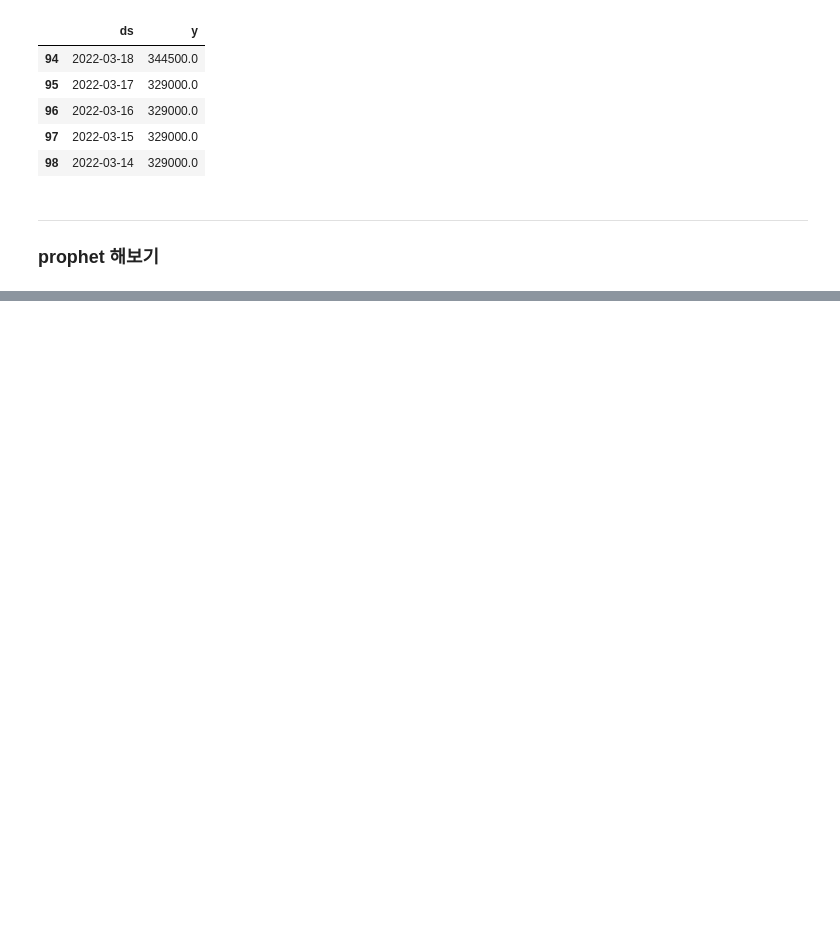
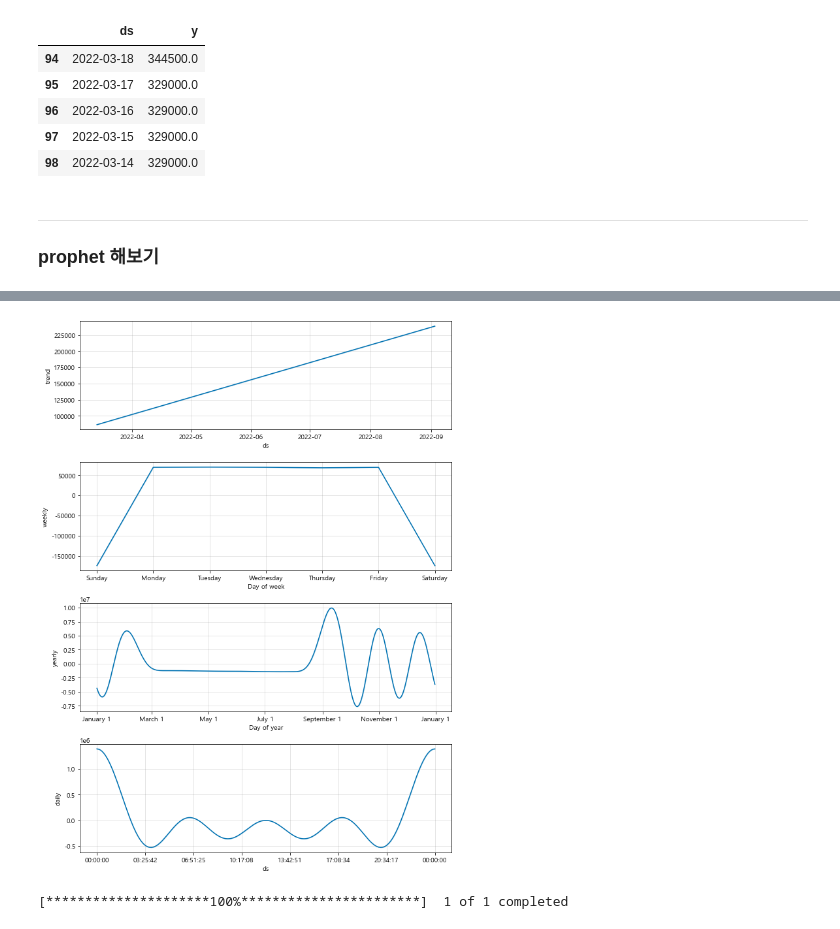
Before and after one commit to newrandom/Zero_part5_EDA-scrapping, a Jupyter notebook: chapter/06-11. 주식 데이터 분석.ipynb, the cells around one changed output, grey strips where cells are left out. Drawn from its saved outputs; the diff is of its cells as text; code cells hidden in the pictures; blank space fills up the shorter version.

```diff
--- a/chapter/06-11. 주식 데이터 분석.ipynb
+++ b/chapter/06-11. 주식 데이터 분석.ipynb
@@ -181,4 +178,4 @@ Error:
 # %%
-# future = m.make_future_dataframe(periods=30)
-# forecast = m.predict(future)
-# forecast[['ds','yhat','yhat_lower','yhat_upper']].tail()
+future = m.make_future_dataframe(periods=30)
+forecast = m.predict(future)
+forecast[['ds','yhat','yhat_lower','yhat_upper']].tail()
@@ -186,0 +201,15 @@ Error:
+# %%
+m.plot_components(forecast);
+# %% [output]
+[figure, added]
+# %%
+from pandas_datareader import data
+import yfinance as yf
+
+yf.pdr_override()
+
+start_date = '2010-03-01'
+end_date = '2018-02-28'
+KIA = data.get_data_yahoo('000270.KS', start_date, end_date)
+# %% [output]
+[*********************100%***********************]  1 of 1 completed
```
Also changed, not shown: parts of 67 cells of this notebook, 2 other files.
